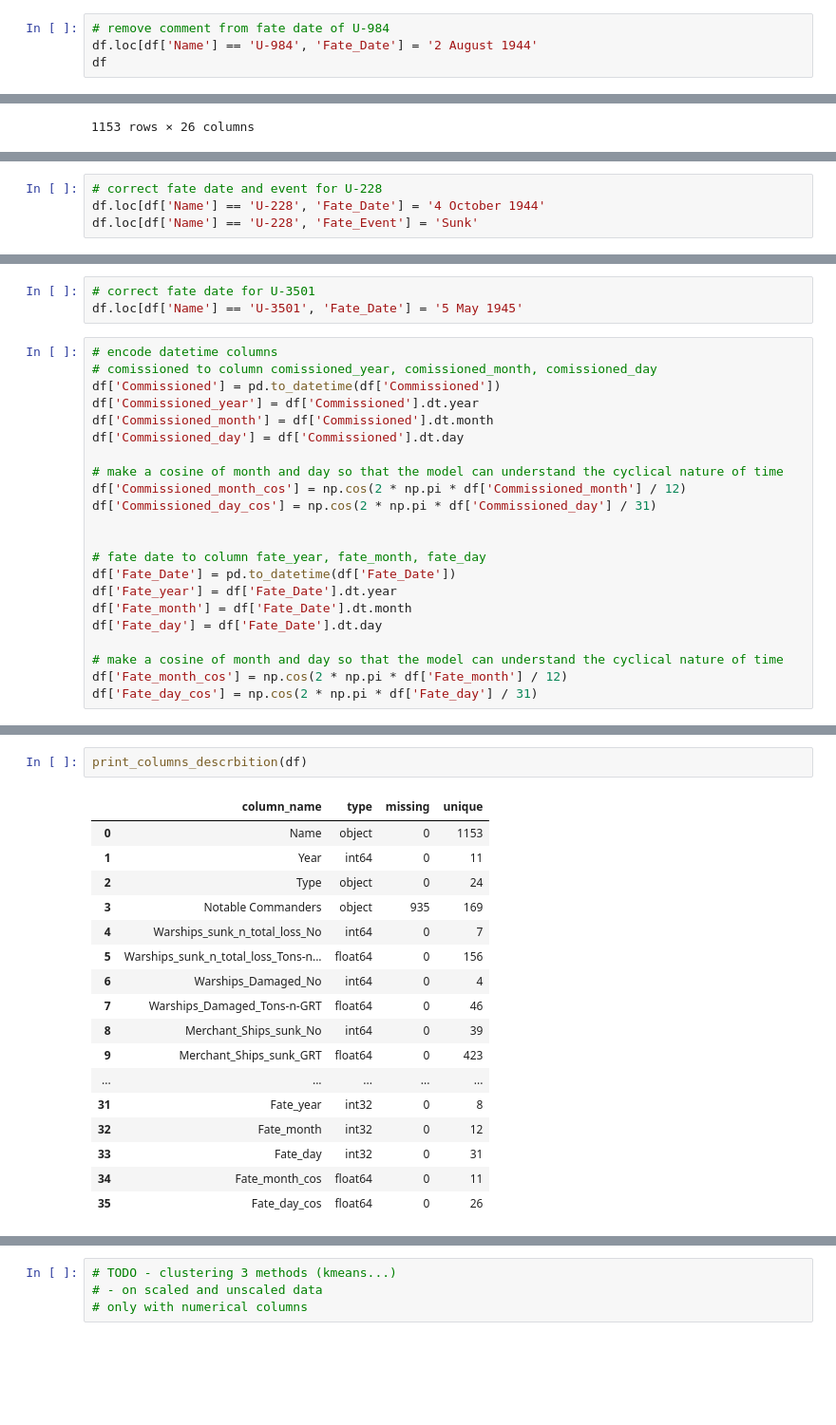
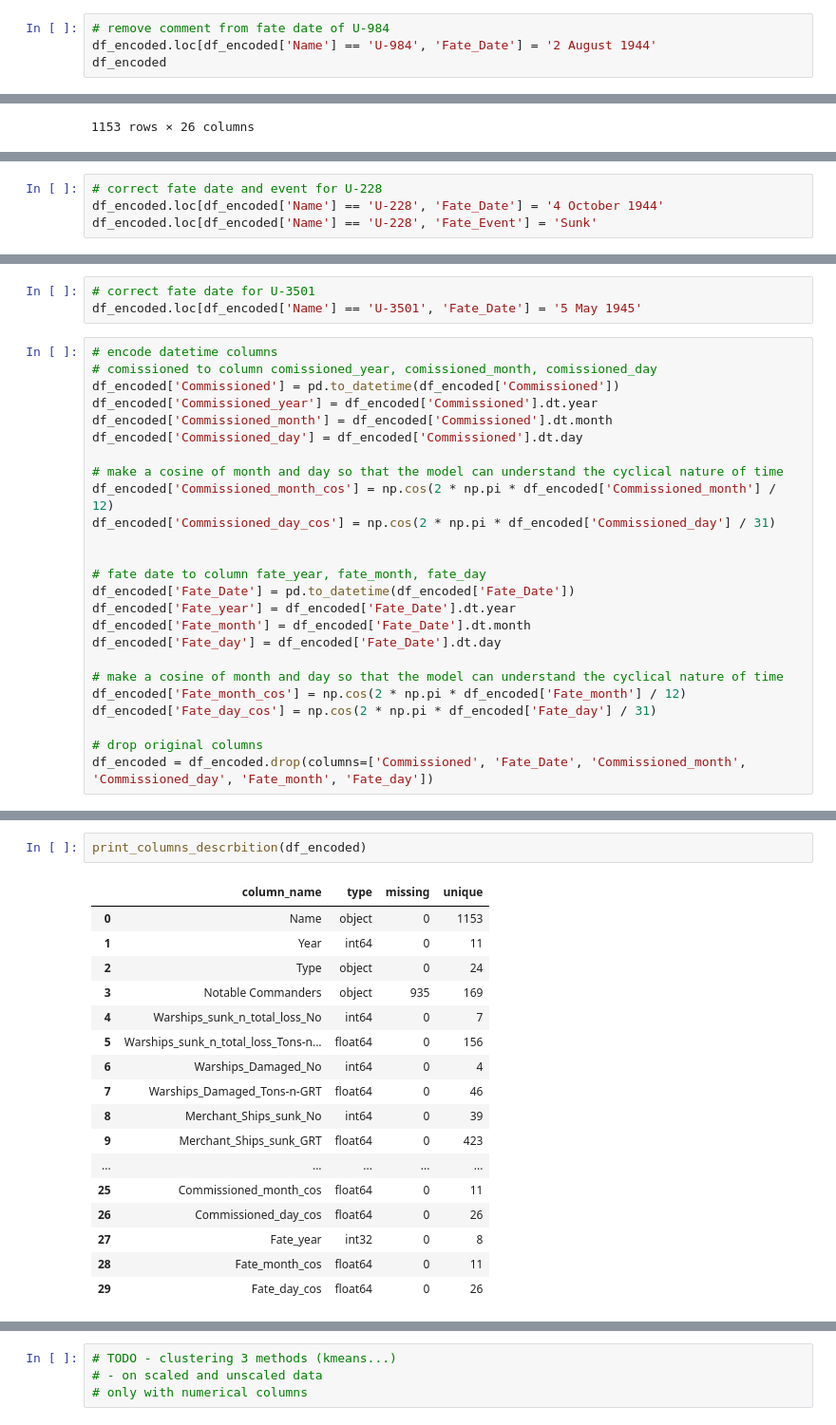
Before and after one commit to CMinusBool/SUU, a Jupyter notebook: clustering Project/clustering.ipynb, the cells around one changed output, grey strips where cells are left out. Shown at 95% size. Saved outputs shown, nothing was run; the diff lists cells and outputs as text; blank space fills up the shorter version.

```diff
--- a/clustering Project/clustering.ipynb
+++ b/clustering Project/clustering.ipynb
@@ -247,8 +256,8 @@ df[df['Name'] == 'U-195']
 1 rows × 26 columns
 # %%
 # remove comment from fate date of U-984
-df.loc[df['Name'] == 'U-984', 'Fate_Date'] = '2 August 1944'
-df
+df_encoded.loc[df_encoded['Name'] == 'U-984', 'Fate_Date'] = '2 August 1944'
+df_encoded
 # %% [output]
 |  | Name | Year | Type | Notable Commanders | Warships_sunk_n_total_loss_No | Warships_sunk_n_total_loss_Tons-n... | ... |
 | 0 | U-1 | 1935 | IIA | Klaus Ewerth | 0 | 0.0 | ... |
@@ -307,6 +316,6 @@ df[df['Fate_Date'].str.contains('–')]
 1 rows × 26 columns
 # %%
 # correct fate date and event for U-228
-df.loc[df['Name'] == 'U-228', 'Fate_Date'] = '4 October 1944'
-df.loc[df['Name'] == 'U-228', 'Fate_Event'] = 'Sunk'
+df_encoded.loc[df_encoded['Name'] == 'U-228', 'Fate_Date'] = '4 October 1944'
+df_encoded.loc[df_encoded['Name'] == 'U-228', 'Fate_Event'] = 'Sunk'
 # %%
@@ -317,26 +326,29 @@ df[df['Fate_Date'].str.contains('or')]
 1 rows × 26 columns
 # %%
 # correct fate date for U-3501
-df.loc[df['Name'] == 'U-3501', 'Fate_Date'] = '5 May 1945'
+df_encoded.loc[df_encoded['Name'] == 'U-3501', 'Fate_Date'] = '5 May 1945'
 # %%
 # encode datetime columns
 # comissioned to column comissioned_year, comissioned_month, comissioned_day
-df['Commissioned'] = pd.to_datetime(df['Commissioned'])
-df['Commissioned_year'] = df['Commissioned'].dt.year
-df['Commissioned_month'] = df['Commissioned'].dt.month
-df['Commissioned_day'] = df['Commissioned'].dt.day
+df_encoded['Commissioned'] = pd.to_datetime(df_encoded['Commissioned'])
+df_encoded['Commissioned_year'] = df_encoded['Commissioned'].dt.year
+df_encoded['Commissioned_month'] = df_encoded['Commissioned'].dt.month
+df_encoded['Commissioned_day'] = df_encoded['Commissioned'].dt.day
 
 # make a cosine of month and day so that the model can understand the cyclical nature of time
-df['Commissioned_month_cos'] = np.cos(2 * np.pi * df['Commissioned_month'] / 12)
-df['Commissioned_day_cos'] = np.cos(2 * np.pi * df['Commissioned_day'] / 31)
+df_encoded['Commissioned_month_cos'] = np.cos(2 * np.pi * df_encoded['Commissioned_month'] / 12)
+df_encoded['Commissioned_day_cos'] = np.cos(2 * np.pi * df_encoded['Commissioned_day'] / 31)
 
 
 # fate date to column fate_year, fate_month, fate_day
-df['Fate_Date'] = pd.to_datetime(df['Fate_Date'])
-df['Fate_year'] = df['Fate_Date'].dt.year
-df['Fate_month'] = df['Fate_Date'].dt.month
-df['Fate_day'] = df['Fate_Date'].dt.day
+df_encoded['Fate_Date'] = pd.to_datetime(df_encoded['Fate_Date'])
+df_encoded['Fate_year'] = df_encoded['Fate_Date'].dt.year
+df_encoded['Fate_month'] = df_encoded['Fate_Date'].dt.month
+df_encoded['Fate_day'] = df_encoded['Fate_Date'].dt.day
 
 # make a cosine of month and day so that the model can understand the cyclical nature of time
-df['Fate_month_cos'] = np.cos(2 * np.pi * df['Fate_month'] / 12)
-df['Fate_day_cos'] = np.cos(2 * np.pi * df['Fate_day'] / 31)
+df_encoded['Fate_month_cos'] = np.cos(2 * np.pi * df_encoded['Fate_month'] / 12)
+df_encoded['Fate_day_cos'] = np.cos(2 * np.pi * df_encoded['Fate_day'] / 31)
+
+# drop original columns
+df_encoded = df_encoded.drop(columns=['Commissioned', 'Fate_Date', 'Commissioned_month', 'Commissioned_day', 'Fate_month', 'Fate_day'])
@@ -343,20 +401,20 @@ df['Fate_day_cos'] = np.cos(2 * np.pi * df['Fate_day'] / 31)
 # %%
-print_columns_descrbition(df)
+print_columns_descrbition(df_encoded)
 # %% [output]
 |  | column_name | type | missing | unique |
 | 0 | Name | object | 0 | 1153 |
 | 1 | Year | int64 | 0 | 11 |
 | 2 | Type | object | 0 | 24 |
 | 3 | Notable Commanders | object | 935 | 169 |
 | 4 | Warships_sunk_n_total_loss_No | int64 | 0 | 7 |
 | 5 | Warships_sunk_n_total_loss_Tons-n... | float64 | 0 | 156 |
 | 6 | Warships_Damaged_No | int64 | 0 | 4 |
 | 7 | Warships_Damaged_Tons-n-GRT | float64 | 0 | 46 |
 | 8 | Merchant_Ships_sunk_No | int64 | 0 | 39 |
 | 9 | Merchant_Ships_sunk_GRT | float64 | 0 | 423 |
 | ... | ... | ... | ... | ... |
-| 31 | Fate_year | int32 | 0 | 8 |
-| 32 | Fate_month | int32 | 0 | 12 |
-| 33 | Fate_day | int32 | 0 | 31 |
-| 34 | Fate_month_cos | float64 | 0 | 11 |
-| 35 | Fate_day_cos | float64 | 0 | 26 |
+| 25 | Commissioned_month_cos | float64 | 0 | 11 |
+| 26 | Commissioned_day_cos | float64 | 0 | 26 |
+| 27 | Fate_year | int32 | 0 | 8 |
+| 28 | Fate_month_cos | float64 | 0 | 11 |
+| 29 | Fate_day_cos | float64 | 0 | 26 |
```
Also changed, not shown: parts of 75 cells of this notebook, 1 other file.
